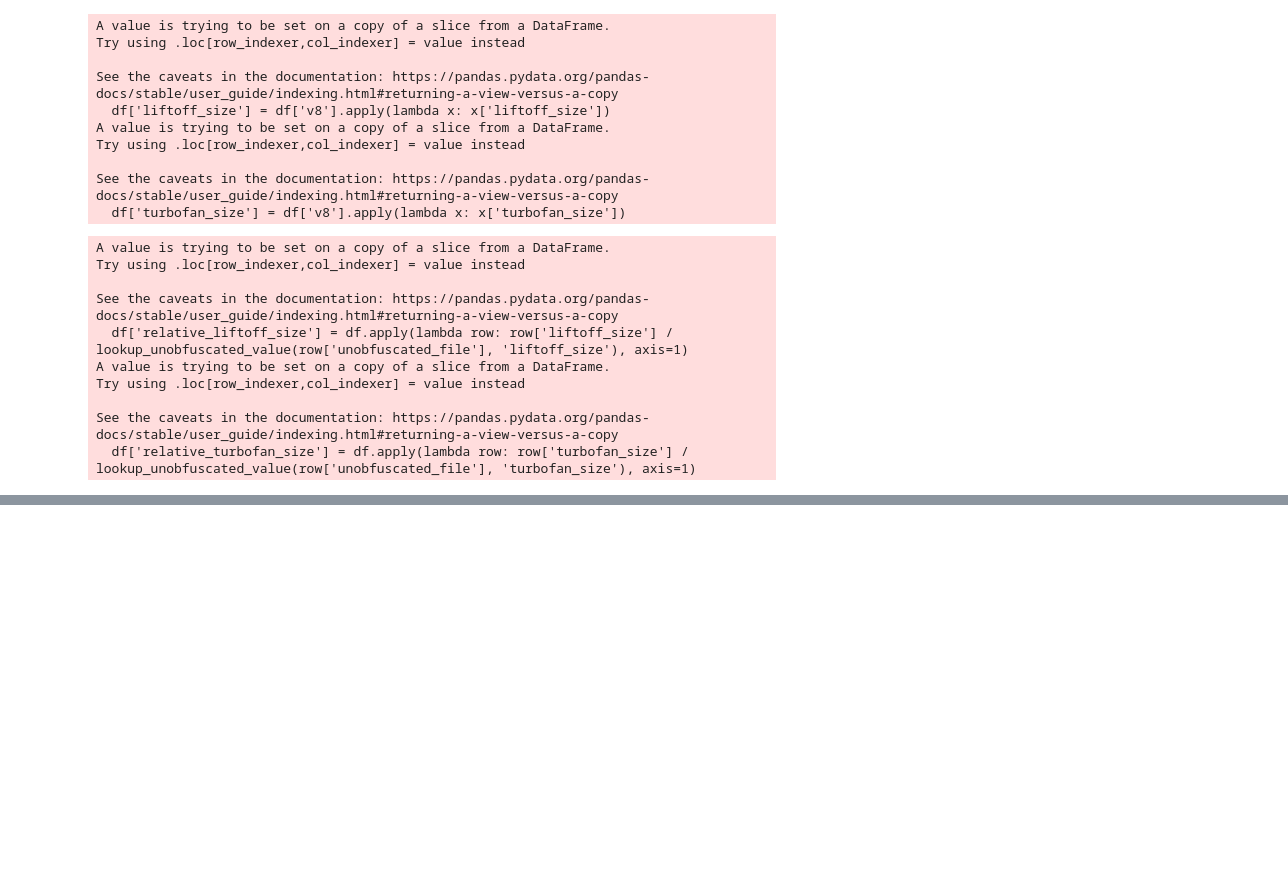
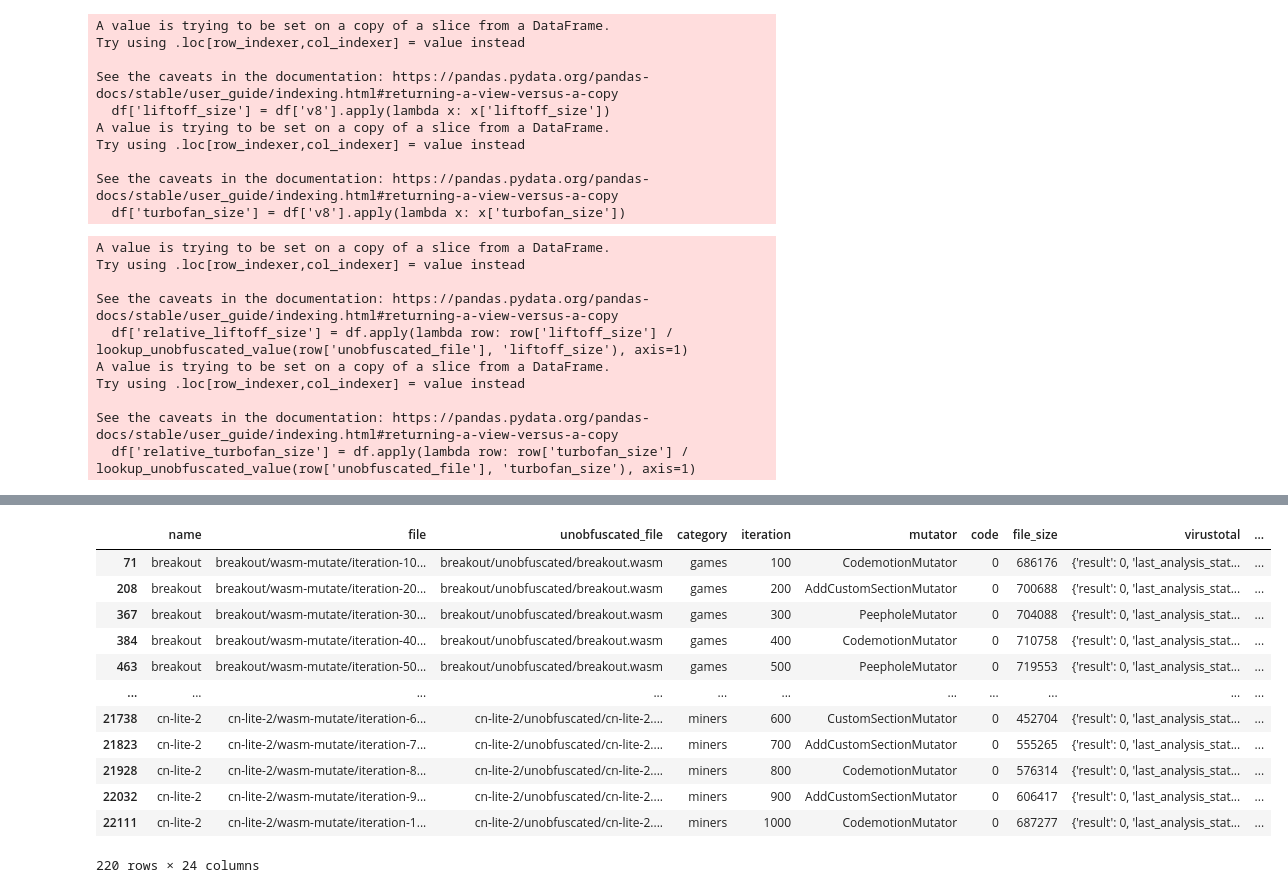
Before and after one commit to HakonHarnes/wasm-obf, a Jupyter notebook: analysis/optimization.ipynb, the cells around one changed output, grey strips where cells are left out. Drawn from its saved outputs; the diff is of its cells as text; code cells hidden in the pictures; blank space fills up the shorter version.

```diff
--- a/analysis/optimization.ipynb
+++ b/analysis/optimization.ipynb
@@ -495,7 +519,7 @@ def plot_v8_optimization_by_iteration(df, xlabel, y='liftoff_size', palette=None
                 x='iteration',
                 y=y,
                 #dodge=False,
-                # hue='category',
+                hue='category',
                 palette=palette,
                 errwidth=1.1,
                 capsize=0.15,
@@ -511,7 +535,7 @@ def plot_v8_optimization_by_iteration(df, xlabel, y='liftoff_size', palette=None
     # Capitalize the first letter of the entries in the legend
     plt.legend(title='Method', loc='upper left')
 
-    # plt.ylim(0, 350000)
+    # plt.ylim(0, 2)
 
     # Save plot
     if path is not None:
@@ -524,6 +548,9 @@ wasm_mutate_unoptimized_filtered = wasm_mutate_unoptimized[wasm_mutate_unoptimiz
 wasm_mutate_unoptimized_filtered = wasm_mutate_unoptimized[wasm_mutate_unoptimized['v8'].notnull()]
 wasm_mutate_unoptimized_filtered = get_liftoff_and_turbofan_sizes(wasm_mutate_unoptimized_filtered)
 wasm_mutate_unoptimized_filtered = compute_relative_sizes(wasm_mutate_unoptimized_filtered, unobfuscated_unoptimized)
+wasm_mutate_unoptimized_filtered = compute_instruction_increase(wasm_mutate_unoptimized_filtered, unobfuscated_unoptimized)
+
+df
 
 plot_v8_optimization_by_iteration(wasm_mutate_unoptimized_filtered, palette="Greens", xlabel="Iteration", y='relative_liftoff_size')
 plot_v8_optimization_by_iteration(wasm_mutate_unoptimized_filtered, palette="Blues", xlabel="Iteration", y='relative_turbofan_size')
@@ -555,0 +582,73 @@ No artists with labels found to put in legend.  Note that artists whose label st
+# %%
+def plot_v8_optimization_by_iteration(df, xlabel, y='increase', palette=None, path=None):
+    plt.figure(figsize=(15,5))
+
+    # Compute the average distance for each transformation_label
+    avg_distance = df.groupby('transformation_label')['distance'].mean().reset_index()
+
+    # Sort DataFrame by descending values of the average distance
+    avg_distance_sorted = avg_distance.sort_values('distance', ascending=False)
+
+    # Use the sorted order to sort the original DataFrame by transformation_label
+    df['transformation_label'] = pd.Categorical(df['transformation_label'],
+                                                categories=avg_distance_sorted['transformation_label'],
+                                                ordered=True)
+
+    sorted_df = df.sort_values('transformation_label')
+
+    sns.barplot(data=sorted_df,
+                x='iteration',
+                y=y,
+                #dodge=False,
+                hue='category',
+                palette=palette,
+                errwidth=1.1,
+                capsize=0.15,
+                edgecolor=edgecolor,
+                )
+
+    # Axis labels
+    plt.ylabel('Increase')
+    plt.xlabel(xlabel)
+
+    plt.xticks(rotation=90)
+
+    # Capitalize the first letter of the entries in the legend
+    plt.legend(title='Method', loc='upper left')
+
+    plt.ylim(0, 2)
+
+    # Save plot
+    if path is not None:
+        plt.savefig(path, dpi=300, bbox_inches="tight")
+
+    # Show the plot
+    plt.show()
+
+wasm_mutate_unoptimized_filtered = wasm_mutate_unoptimized[wasm_mutate_unoptimized['iteration'] != -1]
+wasm_mutate_unoptimized_filtered = wasm_mutate_unoptimized_filtered[wasm_mutate_unoptimized_filtered['v8'].notnull()]
+
+
+
+wasm_mutate_unoptimized_filtered = get_liftoff_and_turbofan_sizes(wasm_mutate_unoptimized_filtered)
+wasm_mutate_unoptimized_filtered = compute_relative_sizes(wasm_mutate_unoptimized_filtered, unobfuscated_unoptimized)
+wasm_mutate_unoptimized_filtered = compute_instruction_increase(wasm_mutate_unoptimized_filtered, unobfuscated_unoptimized)
+
+# df = pd.concat([wasm_mutate_unoptimized_filtered, wasm_mutate_unoptimized_filtered])
+
+# plot_v8_optimization_by_iteration(wasm_mutate_unoptimized_filtered, palette="Blues", xlabel="Iteration", y='increase')
+wasm_mutate_unoptimized_filtered
+# %% [output]
+|  | name | file | unobfuscated_file | category | iteration | mutator | code | file_size | virustotal | ... |
+| 71 | breakout | breakout/wasm-mutate/iteration-10... | breakout/unobfuscated/breakout.wasm | games | 100 | CodemotionMutator | 0 | 686176 | {'result': 0, 'last_analysis_stat... | ... |
+| 208 | breakout | breakout/wasm-mutate/iteration-20... | breakout/unobfuscated/breakout.wasm | games | 200 | AddCustomSectionMutator | 0 | 700688 | {'result': 0, 'last_analysis_stat... | ... |
+| 367 | breakout | breakout/wasm-mutate/iteration-30... | breakout/unobfuscated/breakout.wasm | games | 300 | PeepholeMutator | 0 | 704088 | {'result': 0, 'last_analysis_stat... | ... |
+| 384 | breakout | breakout/wasm-mutate/iteration-40... | breakout/unobfuscated/breakout.wasm | games | 400 | CodemotionMutator | 0 | 710758 | {'result': 0, 'last_analysis_stat... | ... |
+| 463 | breakout | breakout/wasm-mutate/iteration-50... | breakout/unobfuscated/breakout.wasm | games | 500 | PeepholeMutator | 0 | 719553 | {'result': 0, 'last_analysis_stat... | ... |
+| ... | ... | ... | ... | ... | ... | ... | ... | ... | ... | ... |
+| 21738 | cn-lite-2 | cn-lite-2/wasm-mutate/iteration-6... | cn-lite-2/unobfuscated/cn-lite-2.... | miners | 600 | CustomSectionMutator | 0 | 452704 | {'result': 0, 'last_analysis_stat... | ... |
+| 21823 | cn-lite-2 | cn-lite-2/wasm-mutate/iteration-7... | cn-lite-2/unobfuscated/cn-lite-2.... | miners | 700 | AddCustomSectionMutator | 0 | 555265 | {'result': 0, 'last_analysis_stat... | ... |
+| 21928 | cn-lite-2 | cn-lite-2/wasm-mutate/iteration-8... | cn-lite-2/unobfuscated/cn-lite-2.... | miners | 800 | CodemotionMutator | 0 | 576314 | {'result': 0, 'last_analysis_stat... | ... |
+| 22032 | cn-lite-2 | cn-lite-2/wasm-mutate/iteration-9... | cn-lite-2/unobfuscated/cn-lite-2.... | miners | 900 | AddCustomSectionMutator | 0 | 606417 | {'result': 0, 'last_analysis_stat... | ... |
+| 22111 | cn-lite-2 | cn-lite-2/wasm-mutate/iteration-1... | cn-lite-2/unobfuscated/cn-lite-2.... | miners | 1000 | CodemotionMutator | 0 | 687277 | {'result': 0, 'last_analysis_stat... | ... |
+220 rows × 24 columns
```
Also changed, not shown: parts of 8 cells of this notebook, 14 other files.
